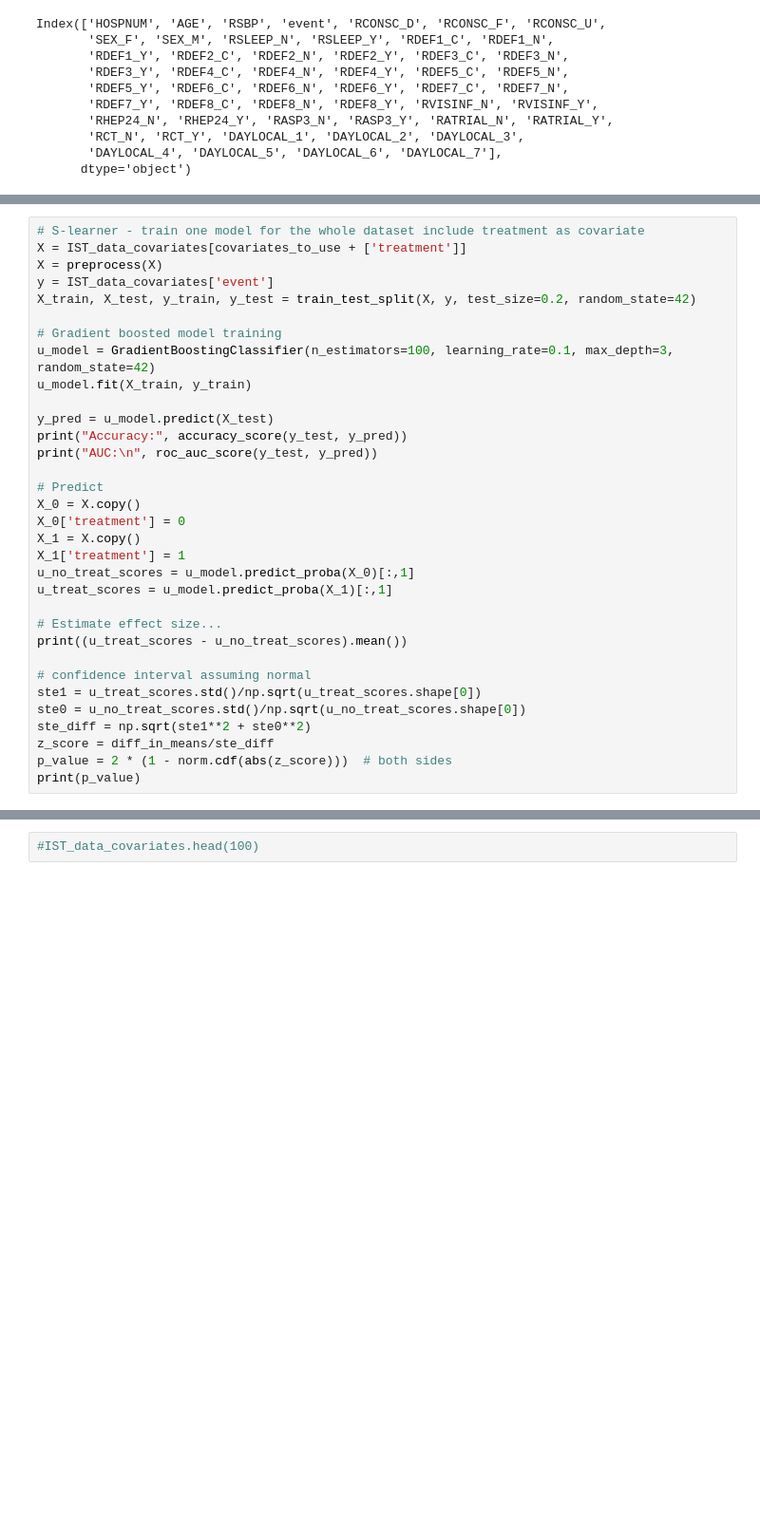
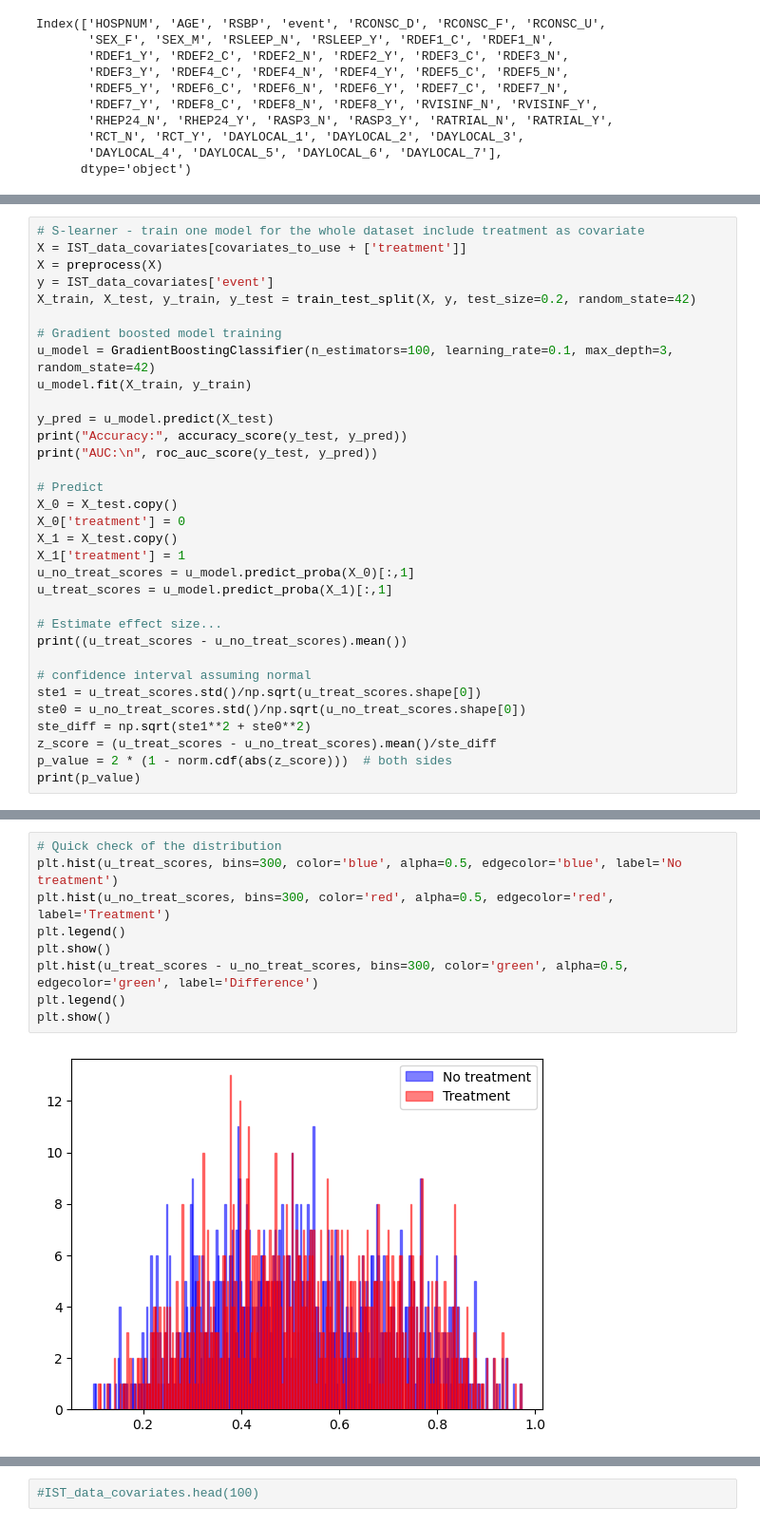
Before and after one commit to frances-dean/cph-200b, a Jupyter notebook: Project 2/Dean_PSet2_CPH200B.ipynb, the cells around one changed output, grey strips where cells are left out. Shown at 95% size. Cells and saved outputs as stored; diff of their text form; blank space fills up the shorter version.

```diff
--- a/Project 2/Dean_PSet2_CPH200B.ipynb
+++ b/Project 2/Dean_PSet2_CPH200B.ipynb
@@ -553,9 +573,9 @@ print("Accuracy:", accuracy_score(y_test, y_pred))
 print("AUC:\n", roc_auc_score(y_test, y_pred))
 
 # Predict
-X_0 = X.copy()
+X_0 = X_test.copy()
 X_0['treatment'] = 0
-X_1 = X.copy()
+X_1 = X_test.copy()
 X_1['treatment'] = 1
 u_no_treat_scores = u_model.predict_proba(X_0)[:,1]
 u_treat_scores = u_model.predict_proba(X_1)[:,1]
@@ -567,6 +587,6 @@ print((u_treat_scores - u_no_treat_scores).mean())
 ste1 = u_treat_scores.std()/np.sqrt(u_treat_scores.shape[0])
 ste0 = u_no_treat_scores.std()/np.sqrt(u_no_treat_scores.shape[0])
 ste_diff = np.sqrt(ste1**2 + ste0**2)
-z_score = diff_in_means/ste_diff
+z_score = (u_treat_scores - u_no_treat_scores).mean()/ste_diff
 p_value = 2 * (1 - norm.cdf(abs(z_score)))  # both sides
 print(p_value)
@@ -572,0 +609,11 @@ print(p_value)
+# %%
+# Quick check of the distribution
+plt.hist(u_treat_scores, bins=300, color='blue', alpha=0.5, edgecolor='blue', label='No treatment')
+plt.hist(u_no_treat_scores, bins=300, color='red', alpha=0.5, edgecolor='red', label='Treatment')
+plt.legend()
+plt.show()
+plt.hist(u_treat_scores - u_no_treat_scores, bins=300, color='green', alpha=0.5, edgecolor='green', label='Difference')
+plt.legend()
+plt.show()
+# %% [output]
+[figure, added]
```
Also changed, not shown: parts of 29 cells of this notebook, 1 other file.
